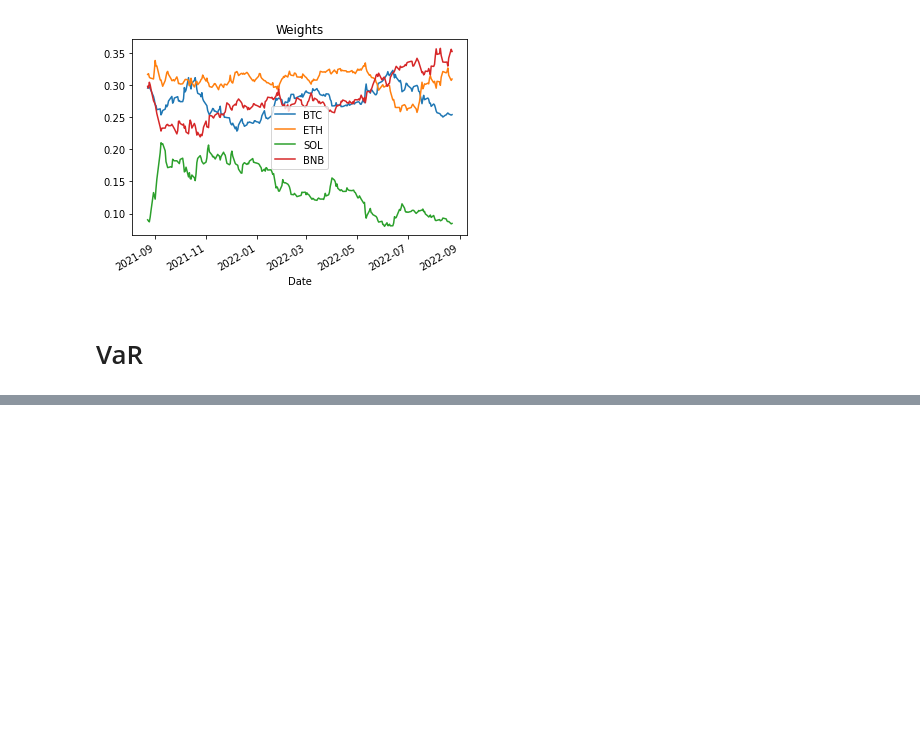
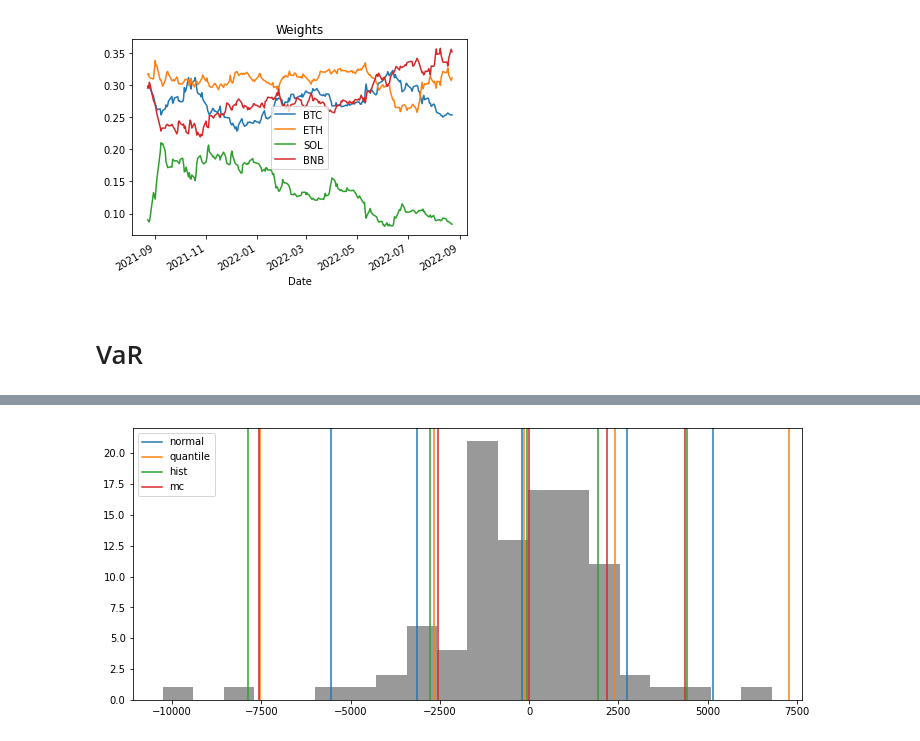
Before and after one commit to xyise/xyise, a Jupyter notebook: notebook/parametric_var/pvar.ipynb, the cells around one changed output, grey strips where cells are left out. Drawn from its saved outputs; the diff is of its cells as text; code cells hidden in the pictures; blank space fills up the shorter version.

```diff
--- a/notebook/parametric_var/pvar.ipynb
+++ b/notebook/parametric_var/pvar.ipynb
@@ -146,0 +196,20 @@ plt.show()
+# %%
+prop_cycle = plt.rcParams['axes.prop_cycle']
+colors = prop_cycle.by_key()['color']
+
+# let's look at history
+# P&L distribution
+cl_p = [0.01, 0.1, 0.5, 0.9, 0.99]
+
+plt.figure(figsize=(12, 5))
+plt.hist(ds_pnl, bins=20, color='k', alpha=0.4)
+
+for i, cl in enumerate(cl_p):
+    ds_p = df_var.loc[cl]
+    for i_k, (k, v) in enumerate(ds_p.items()):
+        plt.axvline(v, c=colors[i_k], label=k if i == 0 else None)
+
+plt.legend()
+plt.show()
+# %% [output]
+[figure, added]
```
Also changed, not shown: parts of 7 cells of this notebook.
